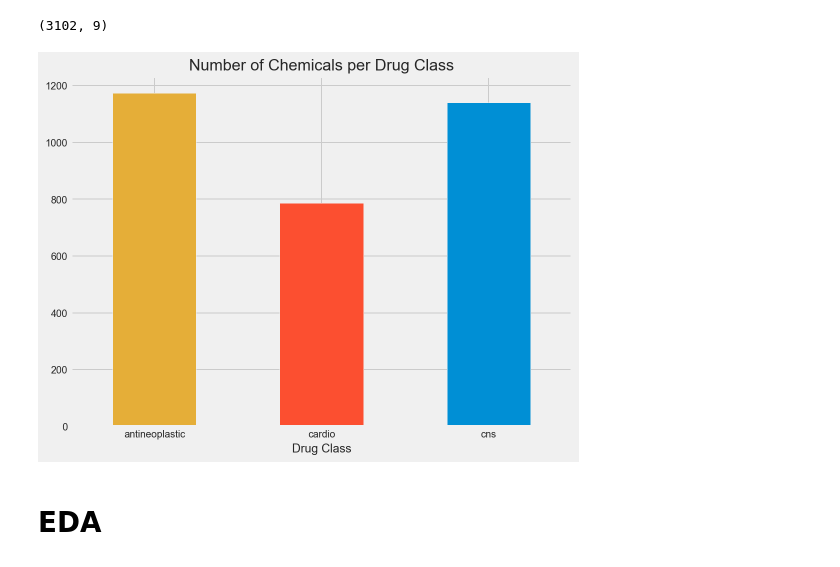
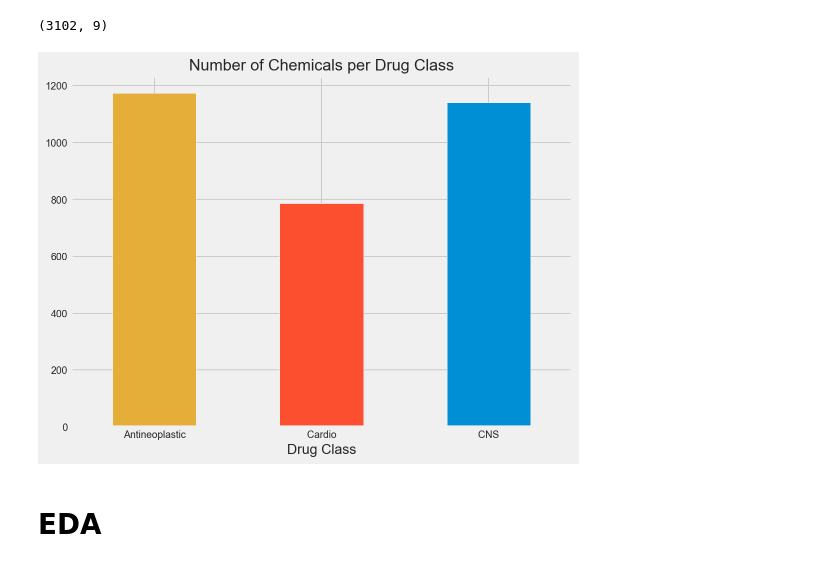
Before and after one commit to veeps/molecular_classification, a Jupyter notebook: code/002_EDA.ipynb, the cells around one changed output. Drawn from its saved outputs; the diff is of its cells as text; code cells hidden in the pictures.

```diff
--- a/code/002_EDA.ipynb
+++ b/code/002_EDA.ipynb
@@ -42,15 +62,14 @@ df.shape
 # %%
 # plot a bar chart for price per square foot by neighborhood
 colors = [ "#e5ae38", "#fc4f30", "#008fd5"]
 ax = df.groupby("drug_class")["smiles"].count().plot(kind='bar', figsize=(8, 6), fontsize=10, colors = colors)
-
 plt.title("Number of Chemicals per Drug Class", fontsize = 16)
-plt.xlabel("Drug Class", fontsize = 12)
-plt.xticks(rotation = "horizontal")
-plt.ylabel("", fontsize = 12);
-#plt.savefig('../plots/price_per_sqft.png')
+plt.xlabel("Drug Class", fontsize = 14)
+plt.xticks(np.arange(3), labels =["Antineoplastic", "Cardio", "CNS"], rotation = "horizontal")
+plt.ylabel("", fontsize = 12)
+plt.savefig('../plots/number_chemicals.png');
 # %% [output]
-[figure, old version]
+[figure, new version]
 # %% [markdown]
 # EDA
 # %% [markdown]
```
Also changed, not shown: parts of 2 cells of this notebook, 2 other files.
